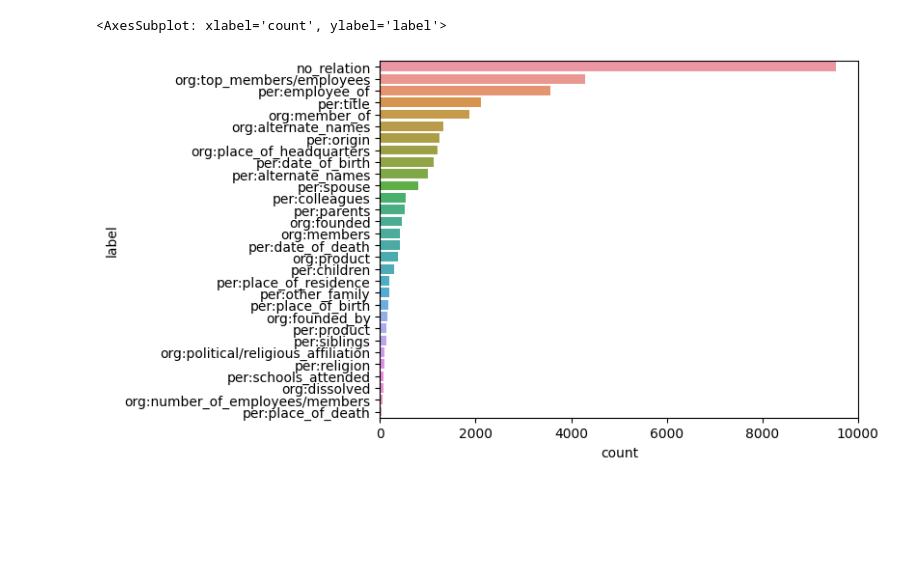
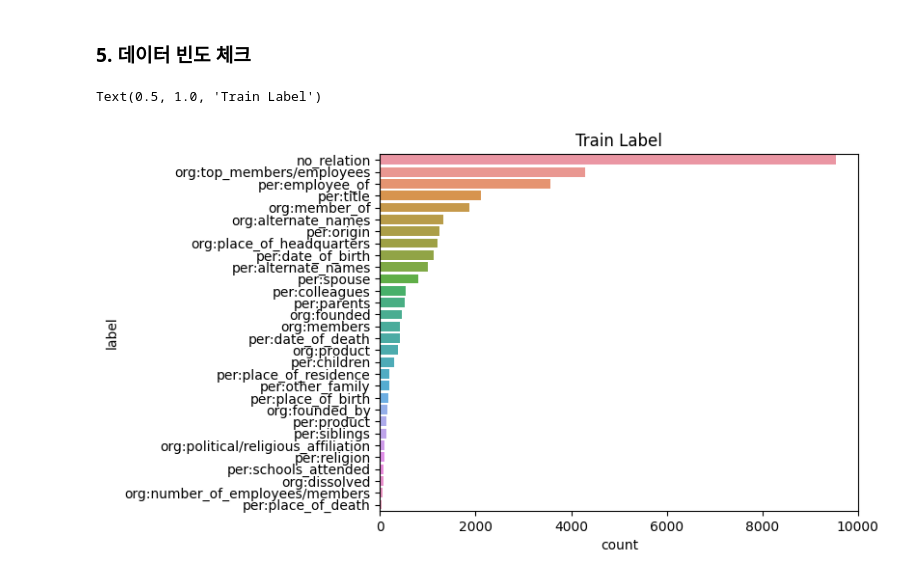
Before and after one commit to boostcampaitech4lv23nlp2/level2_klue_nlp-level3-nlp-08, a Jupyter notebook: EDA/simple_data_check.ipynb, the cells around one changed output. Drawn from its saved outputs; the diff is of its cells as text; code cells hidden in the pictures; blank space fills up the shorter version.

```diff
--- a/EDA/simple_data_check.ipynb
+++ b/EDA/simple_data_check.ipynb
@@ -0,0 +20,5 @@
+# %%
+train_dir = '../NLP_dataset/train/train.csv'
+test_dir = '../NLP_dataset/test/test_data.csv'
+train_dataset = pd.read_csv(train_dir)
+test_dataset = pd.read_csv(test_dir)
@@ -1,11 +36,5 @@
 # %%
-import pandas as pd
-import seaborn as sns
-
-train_dataset = pd.read_csv('../NLP_dataset/train/train.csv')
-test_dataset = pd.read_csv('../NLP_dataset/test/test_data.csv')
-
-train_data = train.iloc[0]
+train_data = train_dataset.iloc[0]
 
 print(f"Sentence: {train_data['sentence']}")
 print(f"Subject_entity: {train_data['subject_entity']}")
@@ -13,10 +42,8 @@ print(f"Object_entity: {train_data['object_entity']}")
 print(f"Label: {train_data['label']}")
 print(f"Source: {train_data['source']}")
 
-print(train.shape)
-print(test.shape)
-
-print(train['label'].unique())
+print(train_dataset.shape)
+print(test_dataset.shape)
 # %% [output]
 Sentence: 〈Something〉는 조지 해리슨이 쓰고 비틀즈가 1969년 앨범 《Abbey Road》에 담은 노래다.
 Subject_entity: {'word': '비틀즈', 'start_idx': 24, 'end_idx': 26, 'type': 'ORG'}
@@ -46,0 +67,10 @@ sns.histplot(train_dataset_count, kde=True)
+# %%
+import pickle
+
+def label_to_num(x):
+    with open('dict_label_to_num.pkl', 'rb') as f:
+        dict_label_to_num = pickle.load(f)
+    return dict_label_to_num[x]
+# %%
+train_dataset['label_num'] = train_dataset['label'].map(lambda x: label_to_num(x))
+train_dataset
@@ -47,5 +91,7 @@ sns.histplot(train_dataset_count, kde=True)
+# %% [markdown]
+### 5. 데이터 빈도 체크
 # %%
-sns.countplot(y=train_dataset['label'], order = train_dataset['label'].value_counts().index)
+sns.countplot(y=train_dataset['label'], order = train_dataset['label'].value_counts().index).set_title('Train Label')
 # %% [output]
-<AxesSubplot: xlabel='count', ylabel='label'>
+Text(0.5, 1.0, 'Train Label')
-[figure, old version]
+[figure, new version]
```
Also changed, not shown: parts of 23 cells of this notebook.
